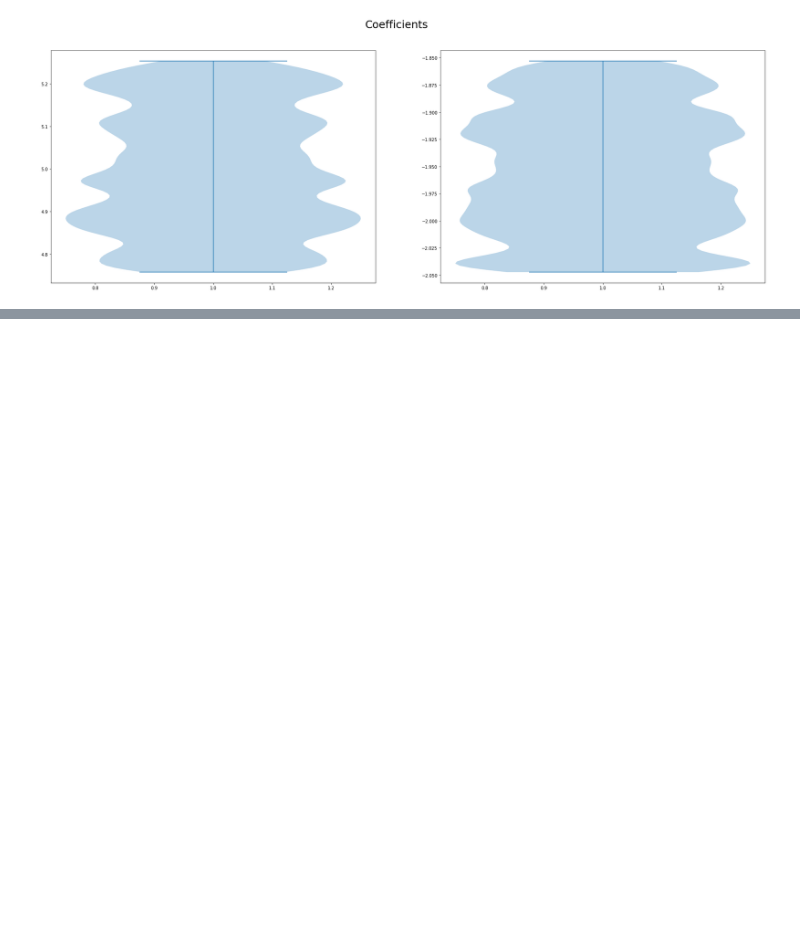
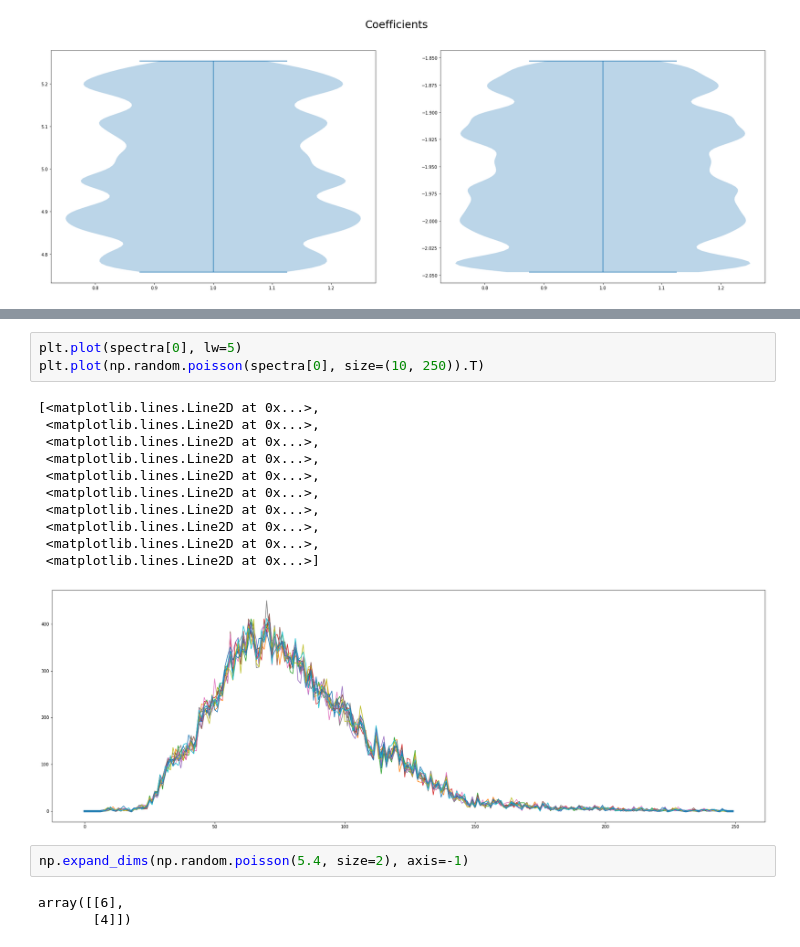
Before and after one commit to jordanott/NeutronStars, a Jupyter notebook: Notebooks/EDA.ipynb, the cells around one changed output, grey strips where cells are left out. Cells and saved outputs as stored; diff of their text form; blank space fills up the shorter version.

```diff
--- a/Notebooks/EDA.ipynb
+++ b/Notebooks/EDA.ipynb
@@ -83,0 +76,20 @@ plt.plot(cleaned_spectra[:25].T);
+# %%
+plt.plot(spectra[0], lw=5)
+plt.plot(np.random.poisson(spectra[0], size=(10, 250)).T)
+# %% [output]
+[<matplotlib.lines.Line2D at 0x...>,
+ <matplotlib.lines.Line2D at 0x...>,
+ <matplotlib.lines.Line2D at 0x...>,
+ <matplotlib.lines.Line2D at 0x...>,
+ <matplotlib.lines.Line2D at 0x...>,
+ <matplotlib.lines.Line2D at 0x...>,
+ <matplotlib.lines.Line2D at 0x...>,
+ <matplotlib.lines.Line2D at 0x...>,
+ <matplotlib.lines.Line2D at 0x...>,
+ <matplotlib.lines.Line2D at 0x...>]
+[figure, added]
+# %%
+np.expand_dims(np.random.poisson(5.4, size=2), axis=-1)
+# %% [output]
+array([[6],
+       [4]])
```
Also changed, not shown: parts of 8 cells of this notebook, 3 other files.
